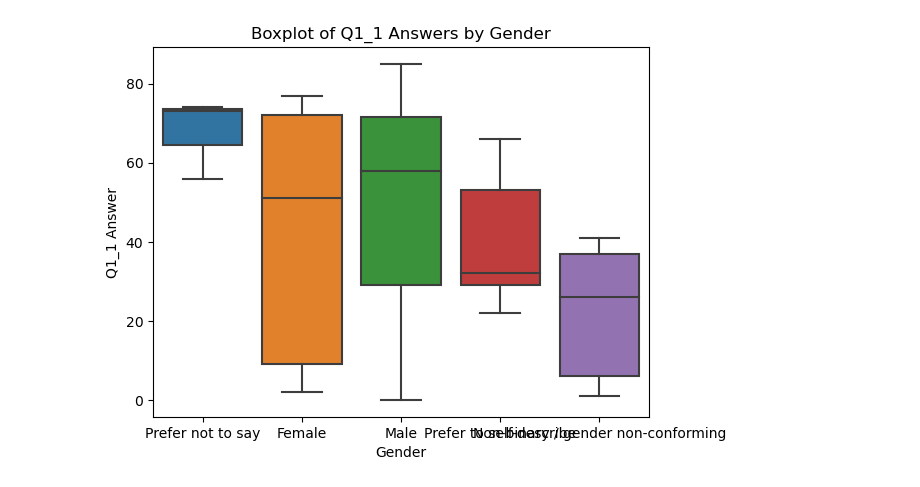
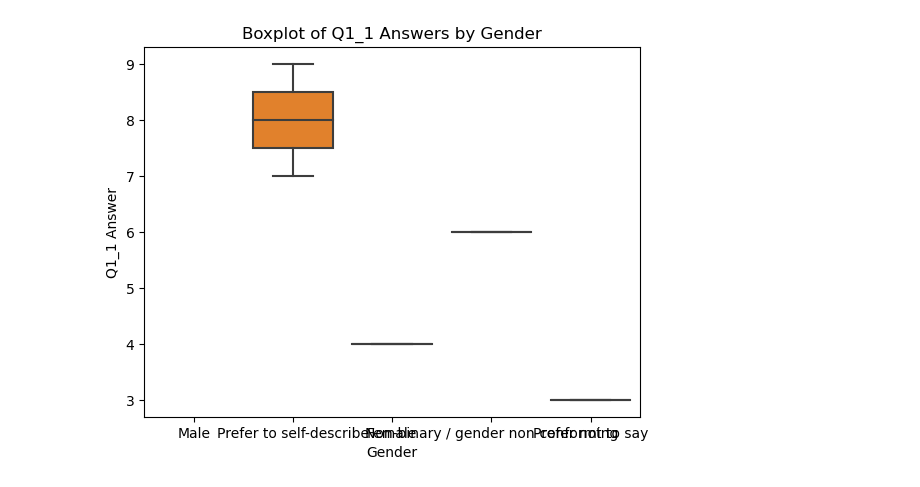
Before and after one commit to RamanEbrahimi/Research, a Jupyter notebook: Explainable AI/Survey/Survey Code.ipynb, the cells around one changed output. Drawn from its saved outputs; the diff is of its cells as text; code cells hidden in the pictures.

Commit message:
survey codes update

```diff
--- a/Explainable AI/Survey/Survey Code.ipynb
+++ b/Explainable AI/Survey/Survey Code.ipynb
@@ -2,7 +2,7 @@
 import pandas as pd
 
 # Load the dataset
-file_path = '/Users/macbook/Desktop/Research/Explainable AI/Survey/X AI_August 22, 2024_20.09.csv'
+file_path = './X AI_test_data.csv'
 df = pd.read_csv(file_path)
 
 # Display the first few rows of the dataset
@@ -23,0 +33,11 @@ df_q2 = df[df[['Q2_1', 'Q2_2', 'Q2_3', 'Q2_4']].notnull().any(axis=1)]
+# %%
+columns_to_drop = ['StartDate', 'EndDate', 'Status', 'IPAddress', 'Progress',
+       'Duration (in seconds)', 'Finished', 'RecordedDate', 'ResponseId',
+       'RecipientLastName', 'RecipientFirstName', 'RecipientEmail',
+       'ExternalReference', 'LocationLatitude', 'LocationLongitude',
+       'DistributionChannel', 'UserLanguage']
+
+# Dropping the specified columns
+df_cleaned = df.drop(columns=columns_to_drop, errors='ignore')
+df_cleaned = df_cleaned[df_cleaned['QID1'] != 'I do not agree']
+df_cleaned.head()
@@ -25,15 +53,19 @@ df_q2 = df[df[['Q2_1', 'Q2_2', 'Q2_3', 'Q2_4']].notnull().any(axis=1)]
 import matplotlib.pyplot as plt
 
 # List of question columns for Q1 and Q2
-q1_columns = ['Q1_1', 'Q1_2', 'Q1_3', 'Q1_4']
-q2_columns = ['Q2_1', 'Q2_2', 'Q2_3', 'Q2_4']
+q1_columns = ['QID31_1', 'QID31_2']
+q2_columns = ['QID27_1', 'QID27_2']
+q3_columns = ['QID28_1', 'QID28_2', 'QID28_3', 'QID28_4']
+q4_columns = ['QID30_1', 'QID30_2', 'QID30_3', 'QID30_4']
 
 # Exclude the first row (header row)
-df_filtered = df.iloc[1:].copy()
+df_filtered = df_cleaned[2:].copy()
 
 # Convert relevant columns to numeric, coercing errors so that text data is excluded
 df_filtered[q1_columns] = df_filtered[q1_columns].apply(pd.to_numeric, errors='coerce')
 df_filtered[q2_columns] = df_filtered[q2_columns].apply(pd.to_numeric, errors='coerce')
+df_filtered[q3_columns] = df_filtered[q3_columns].apply(pd.to_numeric, errors='coerce')
+df_filtered[q4_columns] = df_filtered[q4_columns].apply(pd.to_numeric, errors='coerce')
 
 # Plot distribution for Q1 questions
 for col in q1_columns:
@@ -52,4 +84,22 @@ for col in q2_columns:
     plt.xlabel('Answer')
     plt.ylabel('Frequency')
     plt.show()
+
+# Plot distribution for Q2 questions
+for col in q3_columns:
+    plt.figure()
+    df_filtered[col].dropna().plot(kind='hist', bins=10)
+    plt.title(f'Distribution of Answers for {col}')
+    plt.xlabel('Answer')
+    plt.ylabel('Frequency')
+    plt.show()
+
+# Plot distribution for Q2 questions
+for col in q4_columns:
+    plt.figure()
+    df_filtered[col].dropna().plot(kind='hist', bins=10)
+    plt.title(f'Distribution of Answers for {col}')
+    plt.xlabel('Answer')
+    plt.ylabel('Frequency')
+    plt.show()
 # %% [output]
@@ -101,10 +175,10 @@ plt.show()
 # %%
 # Boxplot of Q1_1 answers by gender (assuming Q15 is gender)
-sns.boxplot(x='Q15', y='Q1_1', data=df_filtered)
+sns.boxplot(x='QID16', y='QID31_1', data=df_filtered)
 plt.title('Boxplot of Q1_1 Answers by Gender')
 plt.xlabel('Gender')
 plt.ylabel('Q1_1 Answer')
 plt.show()
 # %% [output]
-[figure, old version]
+[figure, new version]
 # %%
```
Also changed, not shown: parts of 12 cells of this notebook, 6 other files.
